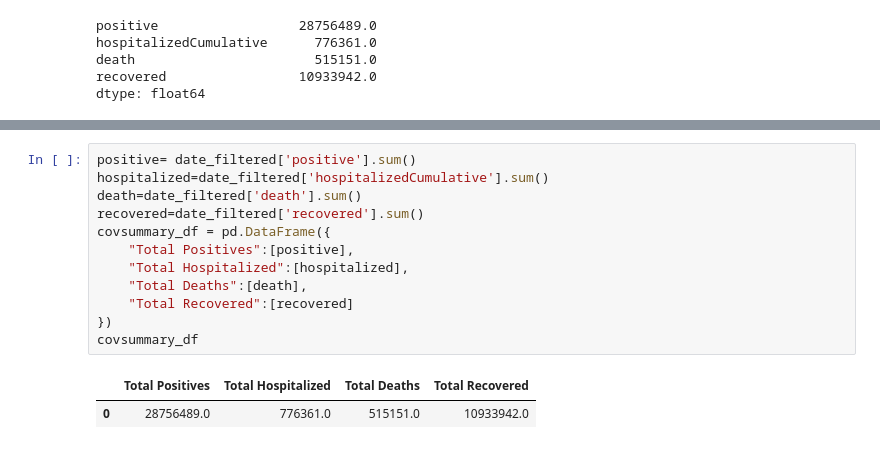
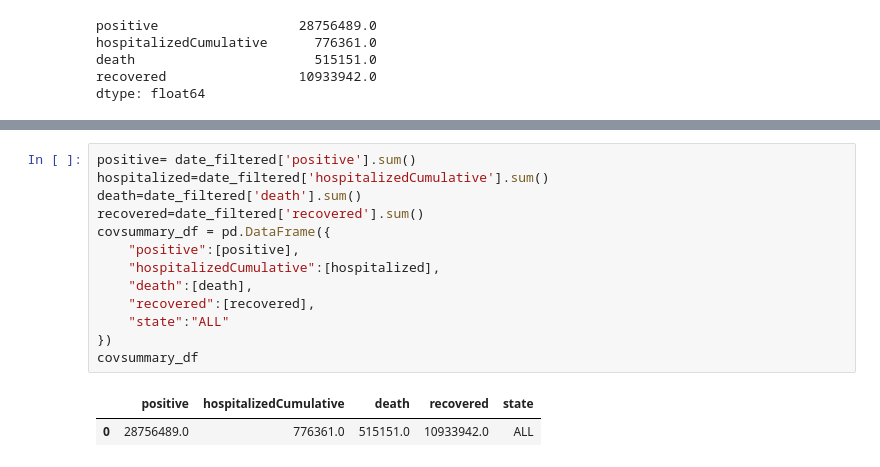
Before and after one commit to sravitham/US_Covid_Tracking, a Jupyter notebook: Data/All Sums.ipynb, the cells around one changed output, grey strips where cells are left out. Saved outputs shown, nothing was run; the diff lists cells and outputs as text.

```diff
--- a/Data/All Sums.ipynb
+++ b/Data/All Sums.ipynb
@@ -141,15 +139,16 @@ date_filtered.head()
 # %%
 positive= date_filtered['positive'].sum()
 hospitalized=date_filtered['hospitalizedCumulative'].sum()
 death=date_filtered['death'].sum()
 recovered=date_filtered['recovered'].sum()
 covsummary_df = pd.DataFrame({
-    "Total Positives":[positive],
-    "Total Hospitalized":[hospitalized],
-    "Total Deaths":[death],
-    "Total Recovered":[recovered]
+    "positive":[positive],
+    "hospitalizedCumulative":[hospitalized],
+    "death":[death],
+    "recovered":[recovered],
+    "state":"ALL"
 })
 covsummary_df
 # %% [output]
-|  | Total Positives | Total Hospitalized | Total Deaths | Total Recovered |
-| 0 | 28756489.0 | 776361.0 | 515151.0 | 10933942.0 |
+|  | positive | hospitalizedCumulative | death | recovered | state |
+| 0 | 28756489.0 | 776361.0 | 515151.0 | 10933942.0 | ALL |
```
Also changed, not shown: parts of 6 cells of this notebook, 4 other files.
